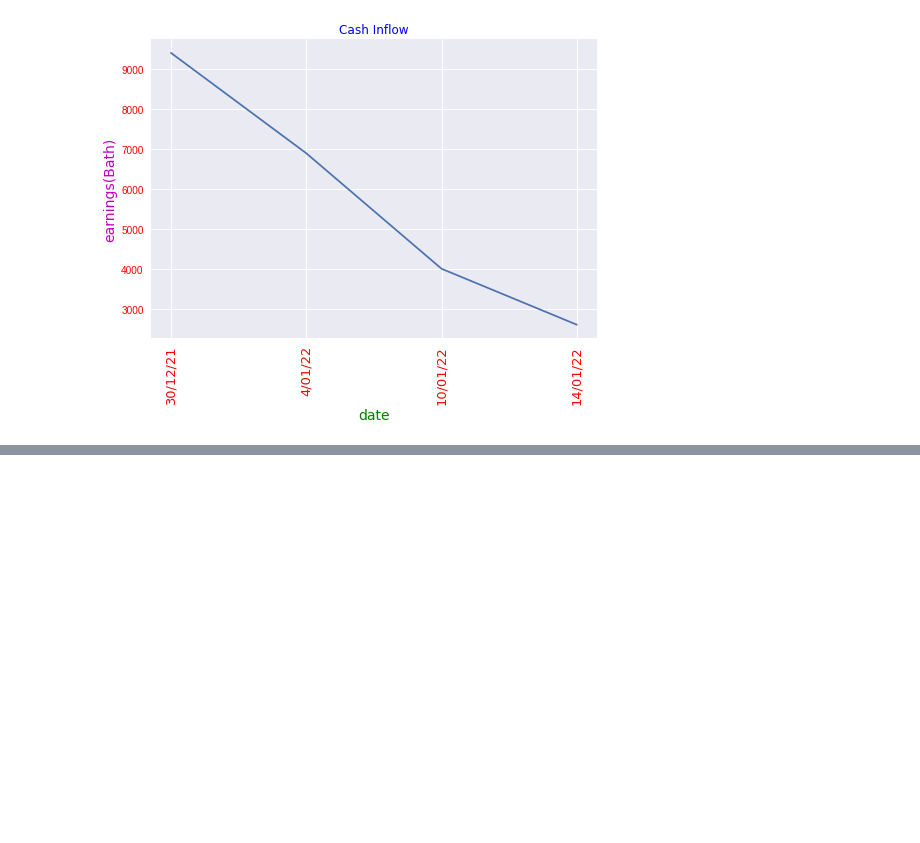
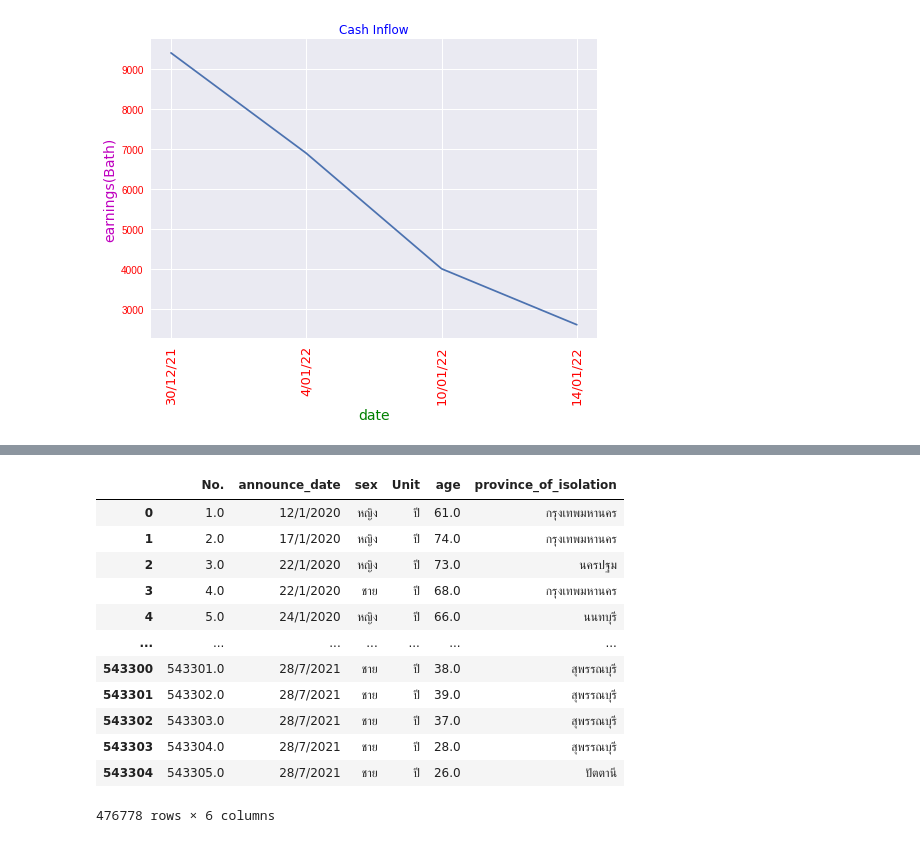
Before and after one commit to team0243/multivariate-1, a Jupyter notebook: Cash_Inflow.ipynb, the cells around one changed output, grey strips where cells are left out. Cells and saved outputs as stored; diff of their text form; code cells hidden in the pictures; blank space fills up the shorter version.

```diff
--- a/Cash_Inflow.ipynb
+++ b/Cash_Inflow.ipynb
@@ -33,0 +172,17 @@ findfont: Font family ['tahoma'] not found. Falling back to DejaVu Sans.
+# %%
+dl = dt.dropna()
+dl
+# %% [output]
+|  | No. | announce_date | sex | Unit | age | province_of_isolation |
+| 0 | 1.0 | 12/1/2020 | หญิง | ปี | 61.0 | กรุงเทพมหานคร |
+| 1 | 2.0 | 17/1/2020 | หญิง | ปี | 74.0 | กรุงเทพมหานคร |
+| 2 | 3.0 | 22/1/2020 | หญิง | ปี | 73.0 | นครปฐม |
+| 3 | 4.0 | 22/1/2020 | ชาย | ปี | 68.0 | กรุงเทพมหานคร |
+| 4 | 5.0 | 24/1/2020 | หญิง | ปี | 66.0 | นนทบุรี |
+| ... | ... | ... | ... | ... | ... | ... |
+| 543300 | 543301.0 | 28/7/2021 | ชาย | ปี | 38.0 | สุพรรณบุรี |
+| 543301 | 543302.0 | 28/7/2021 | ชาย | ปี | 39.0 | สุพรรณบุรี |
+| 543302 | 543303.0 | 28/7/2021 | ชาย | ปี | 37.0 | สุพรรณบุรี |
+| 543303 | 543304.0 | 28/7/2021 | ชาย | ปี | 28.0 | สุพรรณบุรี |
+| 543304 | 543305.0 | 28/7/2021 | ชาย | ปี | 26.0 | ปัตตานี |
+476778 rows × 6 columns
```
Also changed, not shown: parts of 20 cells of this notebook.
